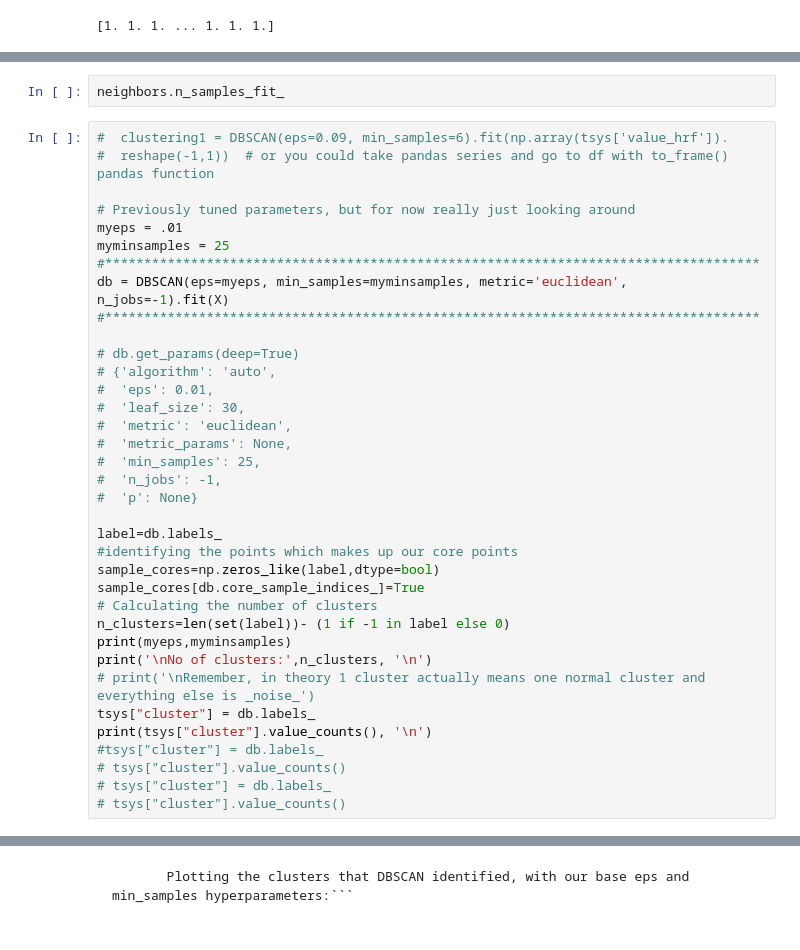
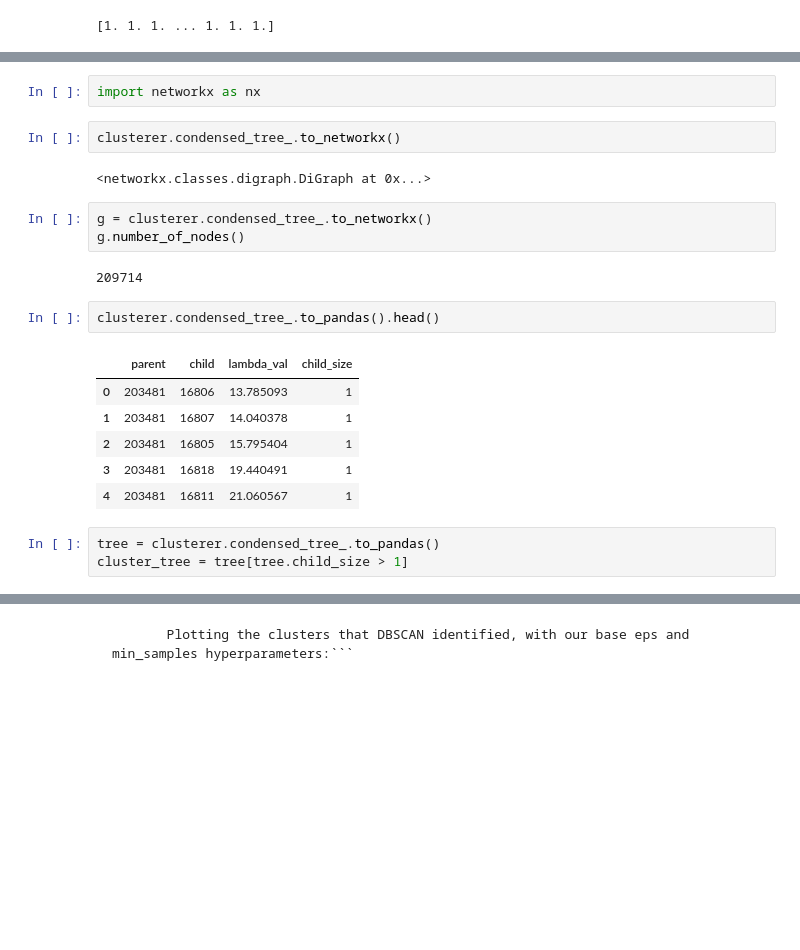
Before and after one commit to tombresee/SensorAnalysis, a Jupyter notebook: ENTER/code/208_HDBSCAN.ipynb, the cells around one changed output, grey strips where cells are left out. Drawn from its saved outputs; the diff is of its cells as text; blank space fills up the shorter version.

```diff
--- a/ENTER/code/208_HDBSCAN.ipynb
+++ b/ENTER/code/208_HDBSCAN.ipynb
@@ -534,38 +360,23 @@ neighbors.effective_metric_
-# %%
-neighbors.n_samples_fit_
-# %%
-#  clustering1 = DBSCAN(eps=0.09, min_samples=6).fit(np.array(tsys['value_hrf']).
-#  reshape(-1,1))  # or you could take pandas series and go to df with to_frame() pandas function
-
-# Previously tuned parameters, but for now really just looking around
-myeps = .01
-myminsamples = 25
-#************************************************************************************
-db = DBSCAN(eps=myeps, min_samples=myminsamples, metric='euclidean', n_jobs=-1).fit(X)
-#************************************************************************************
-
-# db.get_params(deep=True)
-# {'algorithm': 'auto',
-#  'eps': 0.01,
-#  'leaf_size': 30,
-#  'metric': 'euclidean',
-#  'metric_params': None,
-#  'min_samples': 25,
-#  'n_jobs': -1,
-#  'p': None}
-
-label=db.labels_
-#identifying the points which makes up our core points
-sample_cores=np.zeros_like(label,dtype=bool)
-sample_cores[db.core_sample_indices_]=True
-# Calculating the number of clusters
-n_clusters=len(set(label))- (1 if -1 in label else 0)
-print(myeps,myminsamples)
-print('\nNo of clusters:',n_clusters, '\n')
-# print('\nRemember, in theory 1 cluster actually means one normal cluster and everything else is _noise_')
-tsys["cluster"] = db.labels_
-print(tsys["cluster"].value_counts(), '\n')
-#tsys["cluster"] = db.labels_
-# tsys["cluster"].value_counts()
-# tsys["cluster"] = db.labels_
-# tsys["cluster"].value_counts()
+# %%
+import networkx as nx
+# %%
+clusterer.condensed_tree_.to_networkx()
+# %% [output]
+<networkx.classes.digraph.DiGraph at 0x...>
+# %%
+g = clusterer.condensed_tree_.to_networkx()
+g.number_of_nodes()
+# %% [output]
+209714
+# %%
+clusterer.condensed_tree_.to_pandas().head()
+# %% [output]
+|  | parent | child | lambda_val | child_size |
+| 0 | 203481 | 16806 | 13.785093 | 1 |
+| 1 | 203481 | 16807 | 14.040378 | 1 |
+| 2 | 203481 | 16805 | 15.795404 | 1 |
+| 3 | 203481 | 16818 | 19.440491 | 1 |
+| 4 | 203481 | 16811 | 21.060567 | 1 |
+# %%
+tree = clusterer.condensed_tree_.to_pandas()
+cluster_tree = tree[tree.child_size > 1]
```
Also changed, not shown: parts of 114 cells of this notebook, 1 other file.
